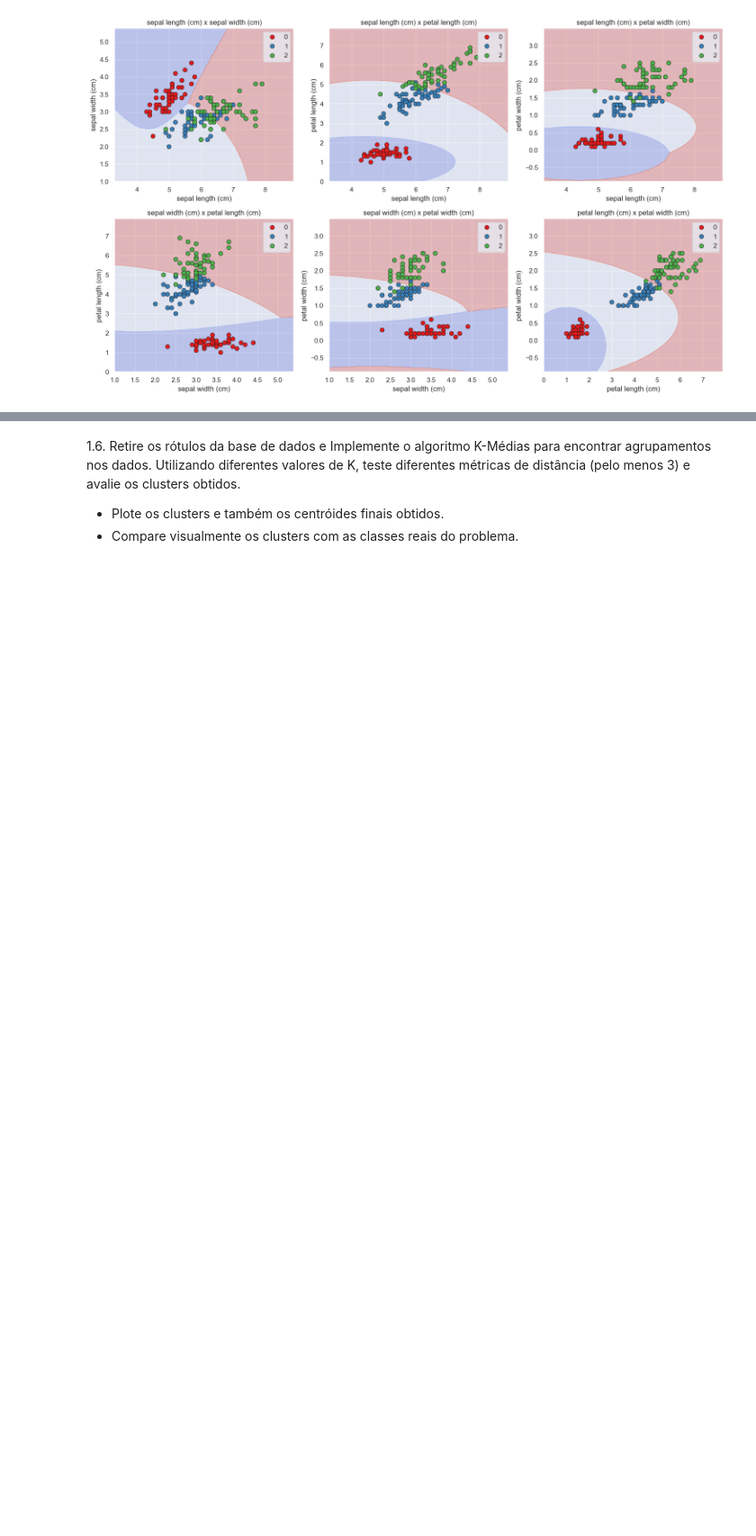
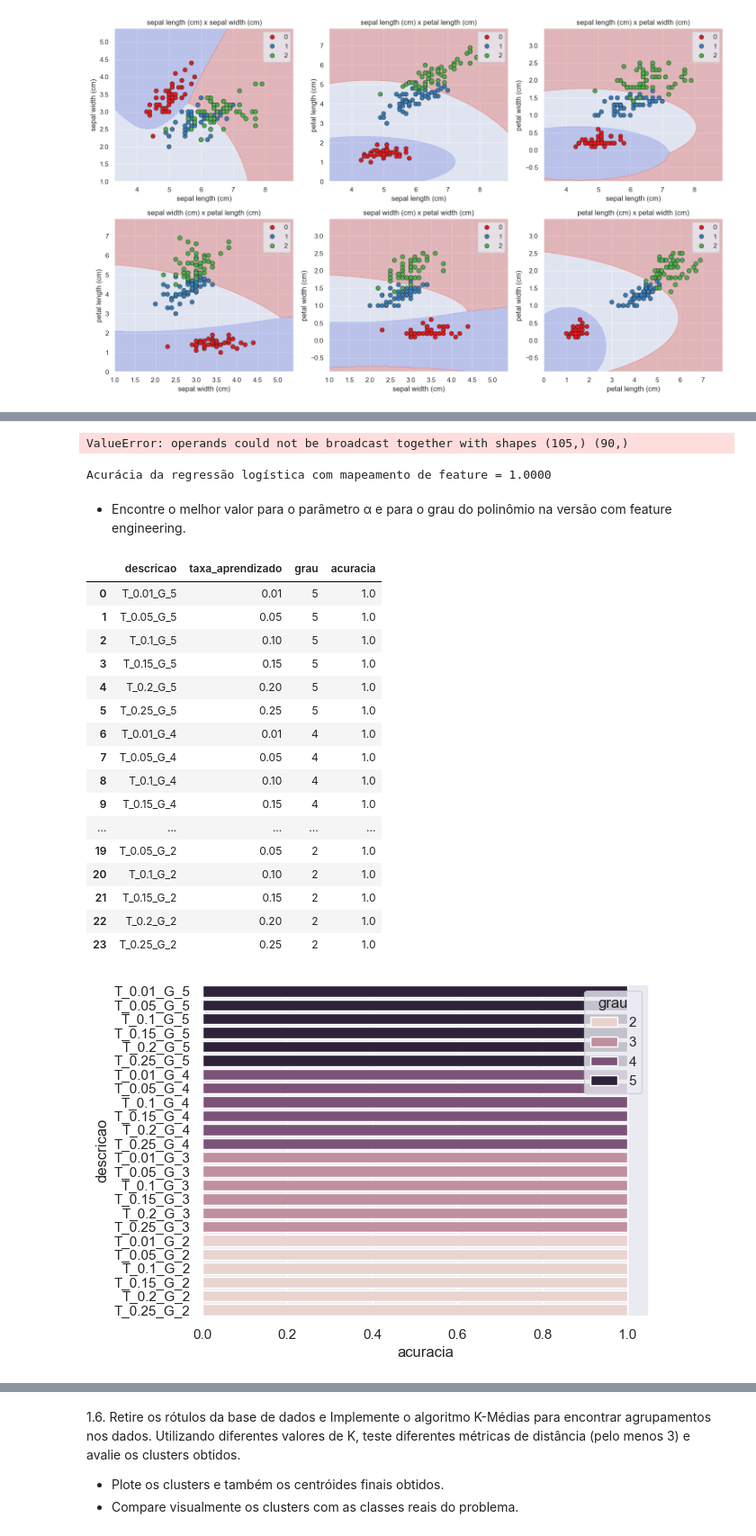
Before and after one commit to DanielCirino/ppginf-ml-trabalho-pratico-02, a Jupyter notebook: notebooks/trab_pratico_02.ipynb, the cells around one changed output, grey strips where cells are left out. Shown at 90% size. Cells and saved outputs as stored; diff of their text form; code cells hidden in the pictures; blank space fills up the shorter version.

Commit message:
Implementação da regrssão logística

```diff
--- a/notebooks/naive_bayes.ipynb
+++ b/notebooks/trab_pratico_02.ipynb
@@ -125,8 +129,8 @@ for i,par in enumerate(pares_caracteristicas):
   y_pred = nb.predict(X_test)
 
   # Avaliar a acurácia do modelo
-  accuracy = np.mean(y_pred == y_test)
-  print(f"Acurácia[{caracteristicas[par[0]]} x {caracteristicas[par[1]]}]: {accuracy:.2f}")
+  acuracia = accuracy_score(y_test,y_pred)
+  print(f"Acurácia[{caracteristicas[par[0]]} x {caracteristicas[par[1]]}]: {acuracia:.2f}")
 
   # Plotar a fronteira de decisão
   x_min, x_max = X[:, 0].min() - 1, X[:, 0].max() + 1
@@ -173,0 +259,64 @@ Acurácia[petal length (cm) x petal width (cm)]: 1.00
+# %%
+# Criar e treinar o classificador de regressão logística sem feature engineering
+classificador = RegressaoLogistica()
+classificador.fit(X_train_scaled, y_train)
+y_pred = classificador.predict(X_test_scaled)
+acuracia = accuracy_score(y_test, y_pred)
+print(f"Acurácia da regressão logística sem feature engineering = {acuracia:.4f}")
+# %% [output]
+ValueError: operands could not be broadcast together with shapes (105,) (90,)
+# %%
+# Criar e treinar o modelo de regressão logística com feature engineering (polinômios)
+classificadorMap = RegressaoLogistica(grau=2)
+classificadorMap.fit(X_train_scaled, y_train)
+y_pred = classificadorMap.predict(X_test_scaled)
+acuracia = accuracy_score(y_test, y_pred)
+print(f"Acurácia da regressão logística com mapeamento de feature = {acuracia:.4f}")
+# %% [output]
+Acurácia da regressão logística com mapeamento de feature = 1.0000
+# %% [markdown]
+- Encontre o melhor valor para o parâmetro α e para o grau do polinômio na versão
+com feature engineering.
+# %%
+taxas_aprendizado = [0.01, 0.05,0.1, 0.15,0.2,0.25]
+graus = [5,4,3,2]
+
+resultados = []
+
+for gr in graus:
+  for ta in taxas_aprendizado:
+    classificadorMap = RegressaoLogistica(taxa_aprendizado=ta,grau=gr)
+    classificadorMap.fit(X_train_scaled, y_train)
+    y_pred = classificadorMap.predict(X_test_scaled)
+    acuracia = accuracy_score(y_test, y_pred)
+
+    resultados.append({
+                         "descricao":f"T_{ta}_G_{gr}",
+                         "taxa_aprendizado":ta,
+                         "grau":gr,
+                         "acuracia":round(acuracia,5)}
+    )
+
+dfResutlado = pd.DataFrame(resultados)
+
+sns.barplot(dfResutlado,x="acuracia",y="descricao",hue="grau")
+dfResutlado
+# %% [output]
+|  | descricao | taxa_aprendizado | grau | acuracia |
+| 0 | T_0.01_G_5 | 0.01 | 5 | 1.0 |
+| 1 | T_0.05_G_5 | 0.05 | 5 | 1.0 |
+| 2 | T_0.1_G_5 | 0.10 | 5 | 1.0 |
+| 3 | T_0.15_G_5 | 0.15 | 5 | 1.0 |
+| 4 | T_0.2_G_5 | 0.20 | 5 | 1.0 |
+| 5 | T_0.25_G_5 | 0.25 | 5 | 1.0 |
+| 6 | T_0.01_G_4 | 0.01 | 4 | 1.0 |
+| 7 | T_0.05_G_4 | 0.05 | 4 | 1.0 |
+| 8 | T_0.1_G_4 | 0.10 | 4 | 1.0 |
+| 9 | T_0.15_G_4 | 0.15 | 4 | 1.0 |
+| ... | ... | ... | ... | ... |
+| 19 | T_0.05_G_2 | 0.05 | 2 | 1.0 |
+| 20 | T_0.1_G_2 | 0.10 | 2 | 1.0 |
+| 21 | T_0.15_G_2 | 0.15 | 2 | 1.0 |
+| 22 | T_0.2_G_2 | 0.20 | 2 | 1.0 |
+| 23 | T_0.25_G_2 | 0.25 | 2 | 1.0 |
+[figure, added]
```
Also changed, not shown: parts of 10 cells of this notebook.
